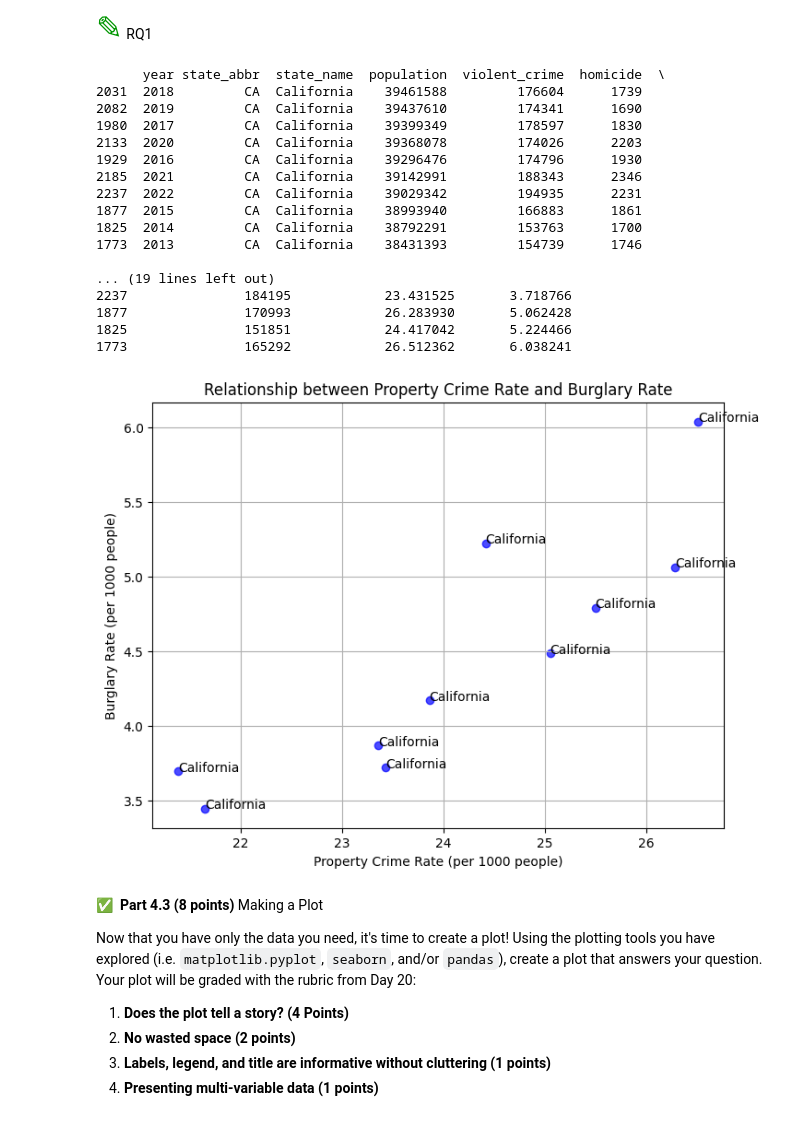
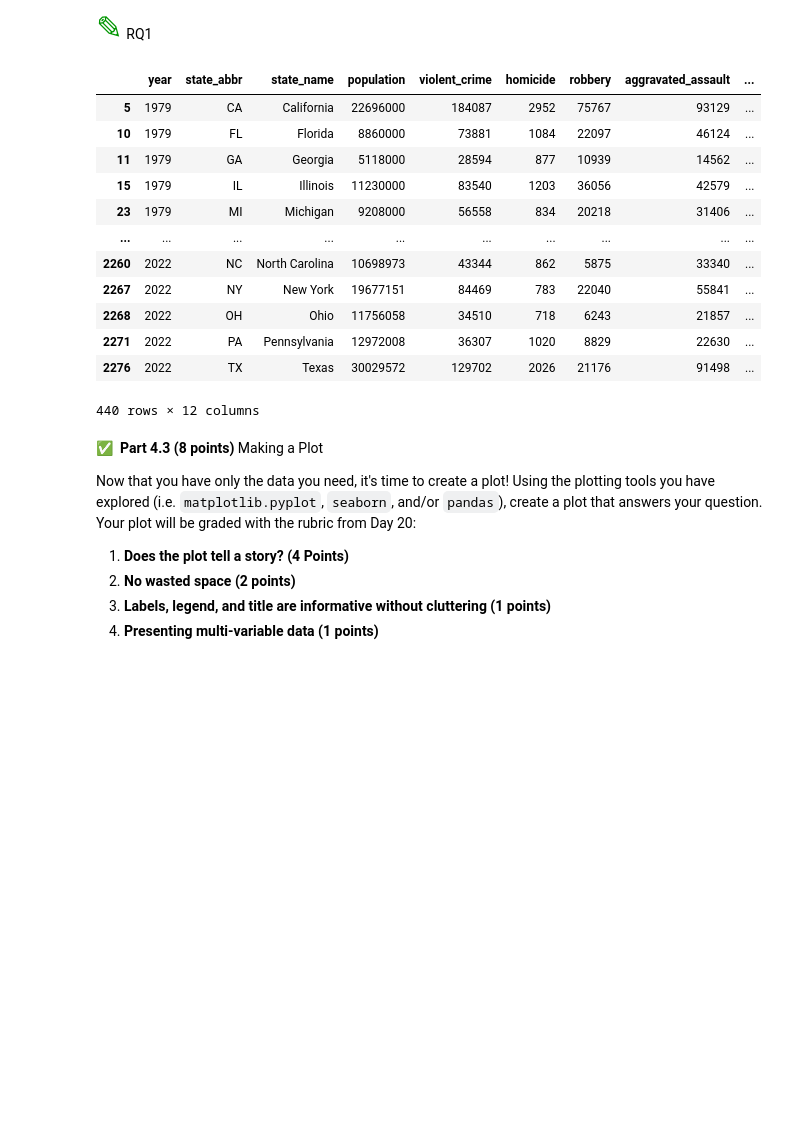
Before and after one commit to andrew-koren/cautious-adventure, a Jupyter notebook: my stuff/cmse/HW4_FS2023-STUDENT.ipynb, the cells around one changed output. Cells and saved outputs as stored; diff of their text form; code cells hidden in the pictures; blank space fills up the shorter version.

```diff
--- a/my stuff/cmse/HW4_FS2023-STUDENT.ipynb
+++ b/my stuff/cmse/HW4_FS2023-STUDENT.ipynb
@@ -329,46 +317,44 @@ import matplotlib.pyplot as plt
 # %%
 # put your code here to extract a subset of data relevant to your question
 data = data_without_nan_dropped
 
 # Filter data for the ten states with the highest populations
-top_10_states = data.nlargest(10, 'population')
+top_10_state_names = data[data['year']==2022].nlargest(10, 'population')['state_name']
+top_10_states = data[data['state_name'].isin(top_10_state_names)]
+top_10_states
 
-# Calculate Property Crime Rate and Burglary Rate
-top_10_states['property_crime_rate'] = top_10_states['property_crime'] / top_10_states['population'] * 1000
-top_10_states['burglary_rate'] = top_10_states['burglary'] / top_10_states['population'] * 1000
-
-# Create a scatter plot
-plt.figure(figsize=(8, 6))
-plt.scatter(top_10_states['property_crime_rate'], top_10_states['burglary_rate'], color='blue', alpha=0.7)
-plt.title('Relationship between Property Crime Rate and Burglary Rate')
-plt.xlabel('Property Crime Rate (per 1000 people)')
-plt.ylabel('Burglary Rate (per 1000 people)')
-plt.grid(True)
-
-for i, state_name in enumerate(top_10_states['state_name']):
-    plt.annotate(state_name, (top_10_states['property_crime_rate'].iloc[i], top_10_states['burglary_rate'].iloc[i]))
-
-# Show plot
-plt.show()
+## Calculate Property Crime Rate and Burglary Rate
+#top_10_states['property_crime_rate'] = top_10_states['property_crime'] / top_10_states['population'] * 1000
+#top_10_states['burglary_rate'] = top_10_states['burglary'] / top_10_states['population'] * 1000
+#
+## Create a scatter plot
+#plt.figure(figsize=(8, 6))
+#plt.scatter(top_10_states['property_crime_rate'], top_10_states['burglary_rate'], color='blue', alpha=0.7)
+#plt.title('Relationship between Property Crime Rate and Burglary Rate')
+#plt.xlabel('Property Crime Rate (per 1000 people)')
+#plt.ylabel('Burglary Rate (per 1000 people)')
+#plt.grid(True)
+#
+#for i, state_name in enumerate(top_10_states['state_name']):
+#    plt.annotate(state_name, (top_10_states['property_crime_rate'].iloc[i], top_10_states['burglary_rate'].iloc[i]))
+#
+## Show plot
+#plt.show()
+#
 # %% [output]
+|  | year | state_abbr | state_name | population | violent_crime | homicide | robbery | aggravated_assault | ... |
+| 5 | 1979 | CA | California | 22696000 | 184087 | 2952 | 75767 | 93129 | ... |
+| 10 | 1979 | FL | Florida | 8860000 | 73881 | 1084 | 22097 | 46124 | ... |
+| 11 | 1979 | GA | Georgia | 5118000 | 28594 | 877 | 10939 | 14562 | ... |
+| 15 | 1979 | IL | Illinois | 11230000 | 83540 | 1203 | 36056 | 42579 | ... |
+| 23 | 1979 | MI | Michigan | 9208000 | 56558 | 834 | 20218 | 31406 | ... |
+| ... | ... | ... | ... | ... | ... | ... | ... | ... | ... |
+| 2260 | 2022 | NC | North Carolina | 10698973 | 43344 | 862 | 5875 | 33340 | ... |
+| 2267 | 2022 | NY | New York | 19677151 | 84469 | 783 | 22040 | 55841 | ... |
+| 2268 | 2022 | OH | Ohio | 11756058 | 34510 | 718 | 6243 | 21857 | ... |
+| 2271 | 2022 | PA | Pennsylvania | 12972008 | 36307 | 1020 | 8829 | 22630 | ... |
+| 2276 | 2022 | TX | Texas | 30029572 | 129702 | 2026 | 21176 | 91498 | ... |
-      year state_abbr  state_name  population  violent_crime  homicide  \
-2031  2018         CA  California    39461588         176604      1739
-2082  2019         CA  California    39437610         174341      1690
-1980  2017         CA  California    39399349         178597      1830
-2133  2020         CA  California    39368078         174026      2203
-1929  2016         CA  California    39296476         174796      1930
-2185  2021         CA  California    39142991         188343      2346
-2237  2022         CA  California    39029342         194935      2231
-1877  2015         CA  California    38993940         166883      1861
-1825  2014         CA  California    38792291         153763      1700
-1773  2013         CA  California    38431393         154739      1746
-
-... (19 lines left out)
-2237               184195            23.431525       3.718766
-1877               170993            26.283930       5.062428
-1825               151851            24.417042       5.224466
-1773               165292            26.512362       6.038241
+440 rows × 12 columns
-[figure, removed]
 # %% [markdown]
 &#9989;&nbsp; **Part 4.3 (8 points)** Making a Plot
 
```
Also changed, not shown: parts of 1 cell of this notebook.
